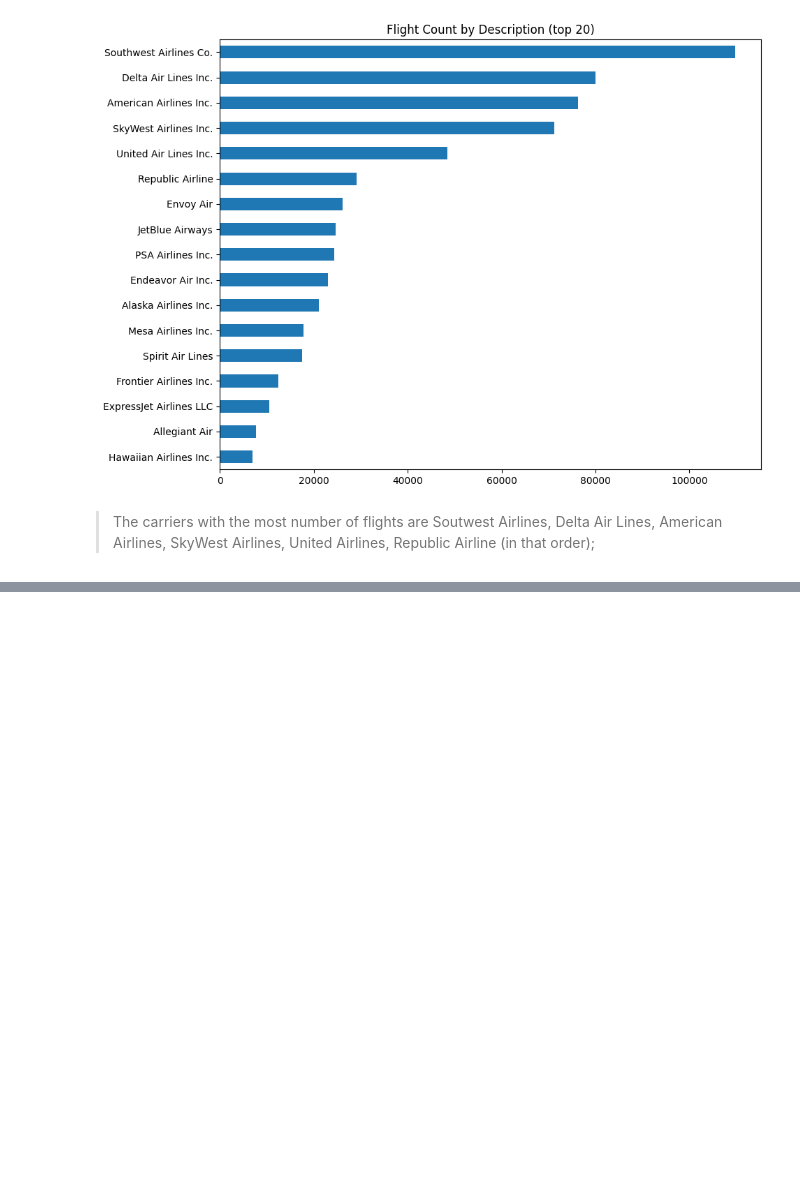
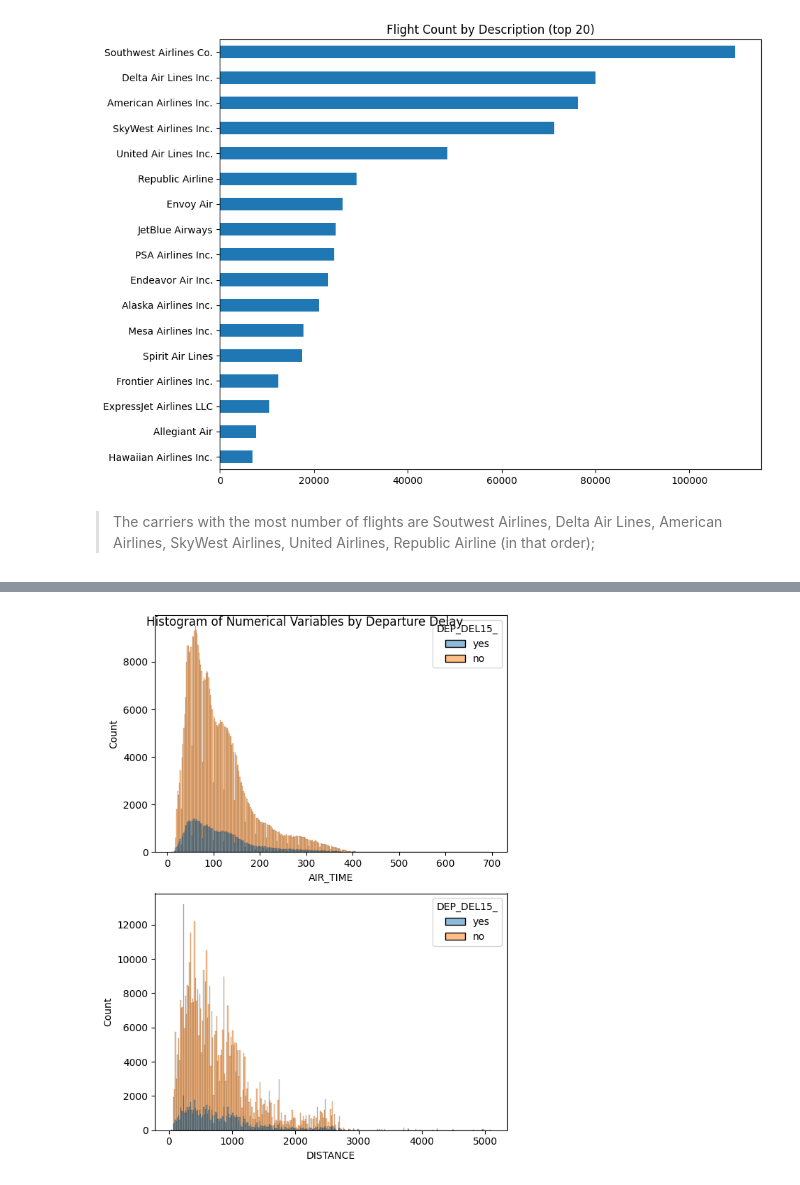
Before and after one commit to jiyoonlee96/Udacity_Data_Analyst_Nanodegree, a Jupyter notebook: Project 5/Udacity_DAND_Project5.ipynb, the cells around one changed output, grey strips where cells are left out. Cells and saved outputs as stored; diff of their text form; code cells hidden in the pictures; blank space fills up the shorter version.

```diff
--- a/Project 5/Udacity_DAND_Project5.ipynb
+++ b/Project 5/Udacity_DAND_Project5.ipynb
@@ -657,0 +471,13 @@ the quote-formatted guide notes like this one before you finish your report!
+# %%
+col = ['AIR_TIME','DISTANCE']
+
+f, axs = plt.subplots(len(col), 1, figsize=(6,8))
+
+for ax, col in zip(axs, col):
+    filtered_data = flights[~pd.isna(flights[col])]
+    sns.histplot(x=filtered_data[col], hue=filtered_data['DEP_DEL15_'], ax=ax)
+f.tight_layout()
+plt.suptitle('Histogram of Numerical Variables by Departure Delay')
+plt.show()
+# %% [output]
+[figure, added]
```
Also changed, not shown: parts of 57 cells of this notebook.
